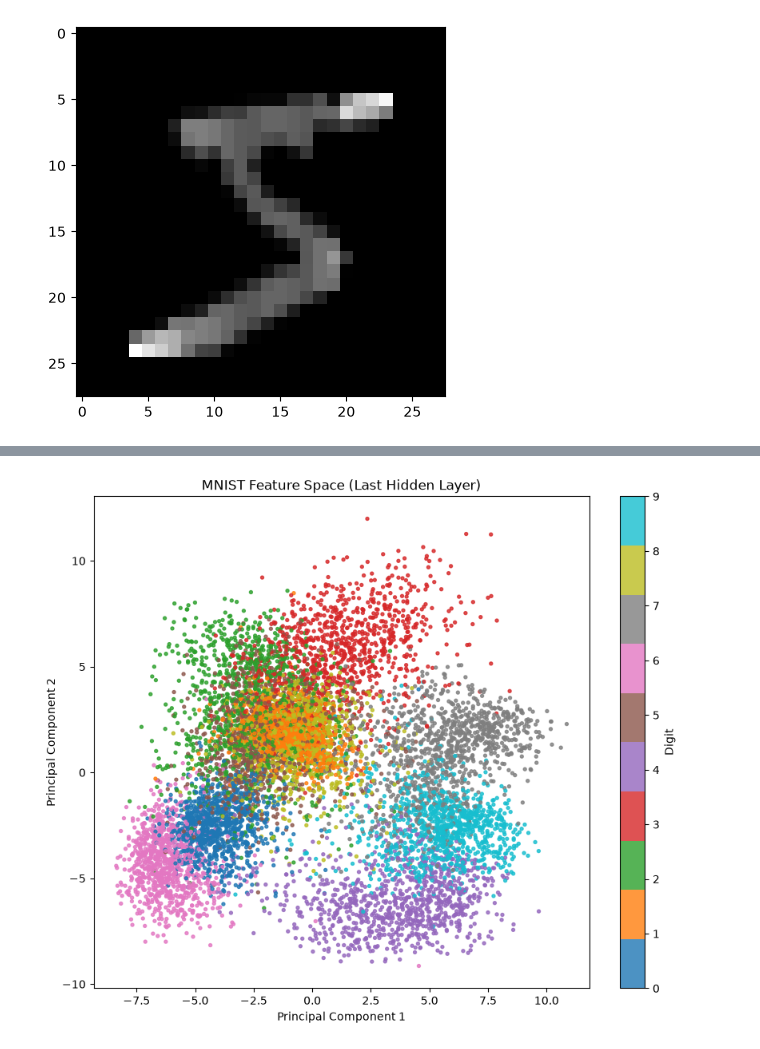
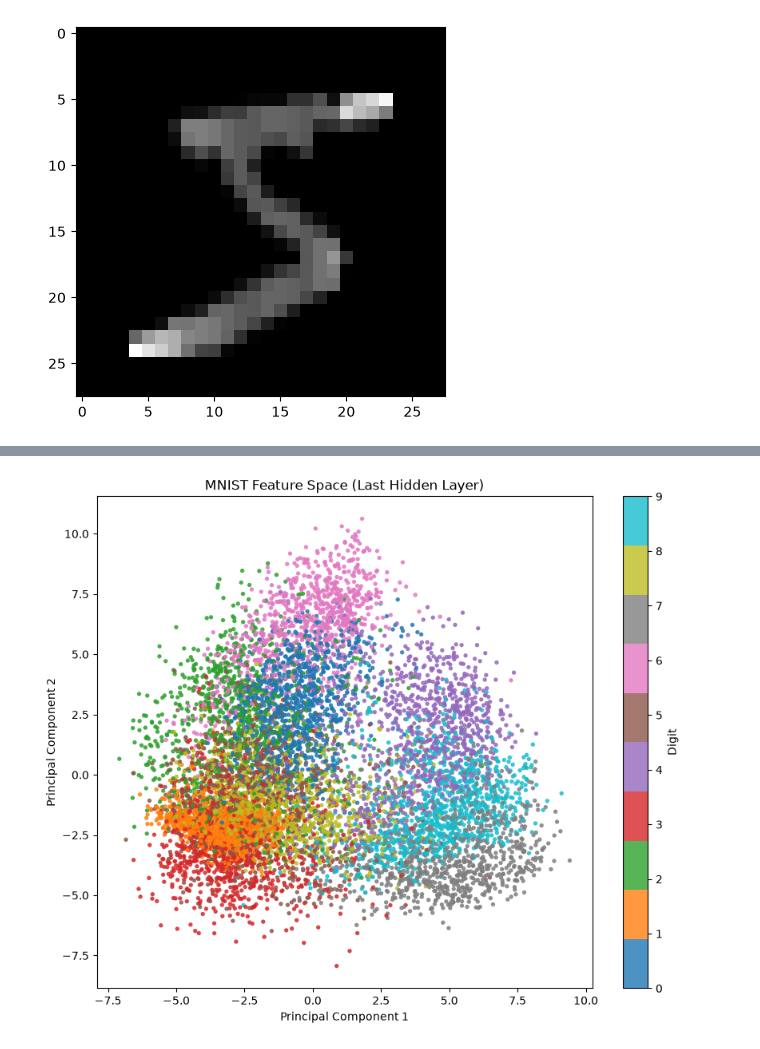
Before and after one commit to wenjing-qiu/MMP4, a Jupyter notebook: Aufgabe1.ipynb, the cells around one changed output, grey strips where cells are left out. Drawn from its saved outputs; the diff is of its cells as text; code cells hidden in the pictures.

```diff
--- a/Aufgabe1.ipynb
+++ b/Aufgabe1.ipynb
@@ -32,0 +14,40 @@ Epoch 3/3
+# %%
+from tensorflow.keras.callbacks import EarlyStopping
+
+def mnist_dnn(num_of_layers, sum_of_neurons, num_of_epochs, with_diagrams=True, with_dropout=False):
+    model_topology = [
+        tf.keras.layers.Input(shape=(28, 28)),
+        tf.keras.layers.Flatten()
+    ]
+
+    model_topology += [tf.keras.layers.Dense(sum_of_neurons, activation='relu', name=f"features{i}") for i in range(num_of_layers)]
+
+    if(with_dropout):
+        model_topology += [tf.keras.layers.Dropout(0.3)] # Idee von CLaude, da 99 % so nicht möglich waren
+
+    model_topology += [tf.keras.layers.Dense(10, activation='softmax')]
+
+    model_test=tf.keras.Sequential(model_topology)
+
+    #adam: adapts learning rates automatically, fast and stable
+    #cross entropy loss is used for classification. used when labels are integers; categorical_crossentropy->one-hot encoded
+    #metrics=['accuracy'] means: After each epoch, show me accuracy.
+    model_test.compile(optimizer='adam', loss='sparse_categorical_crossentropy', metrics=['accuracy'])
+    history = model_test.fit(
+        x_train,
+        y_train,
+        epochs=num_of_epochs,
+        validation_data=(x_test, y_test),  # this gives test/validation accuracy per epoch
+    )
+
+    if(with_diagrams):
+        plt.plot(history.history['accuracy'], label='Training Accuracy')
+        plt.plot(history.history['val_accuracy'], label='Test Accuracy')
+
+        plt.xlabel('Epoch')
+        plt.ylabel('Accuracy')
+        plt.title('Training vs Test Accuracy-Hidden Layer filters: 5')
+        plt.legend()
+        plt.show()
+
+    return model_test, history
@@ -40,6 +316,8 @@ y:  5
 [figure]
 # %%
 from sklearn.decomposition import PCA
+
+model, history = mnist_dnn(1, 71, 10, False)
 # ----------------------------
 # Evaluate
 # ----------------------------
@@ -97,4 +388,4 @@ Feature shape: (10000, 128)
-[figure, old version]
+[figure, new version]
 # %%
 from mpl_toolkits.mplot3d import Axes3D  # Optional in newer Matplotlib versions
 
```
Also changed, not shown: parts of 58 cells of this notebook, 1 other file.
